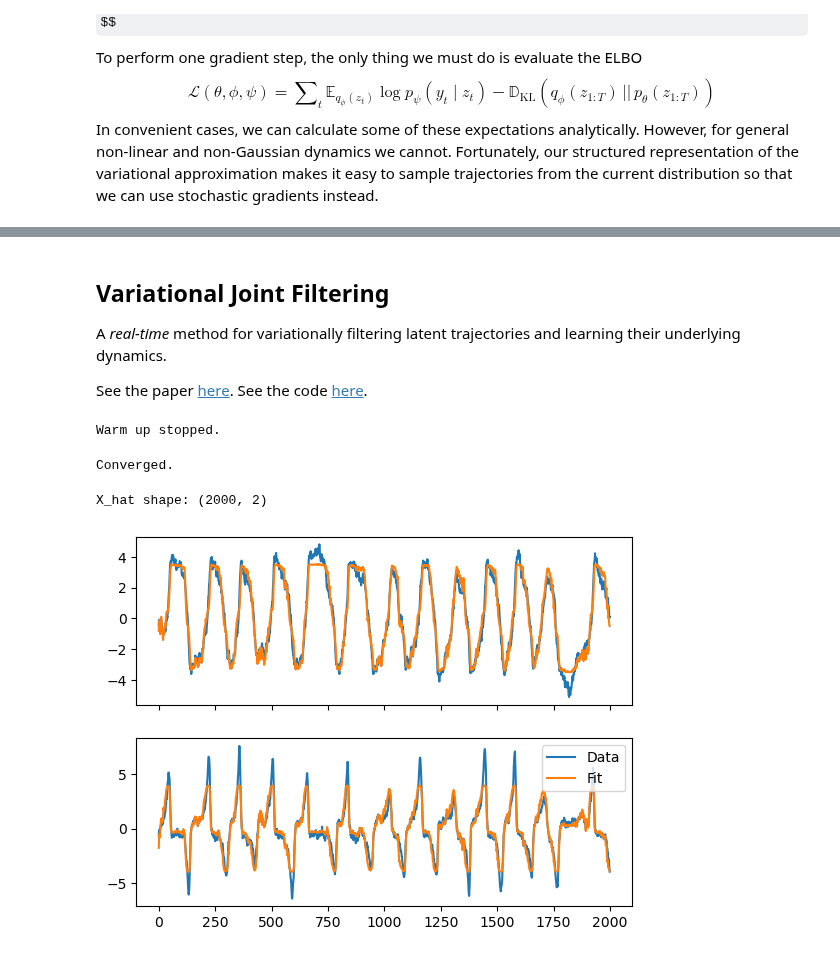
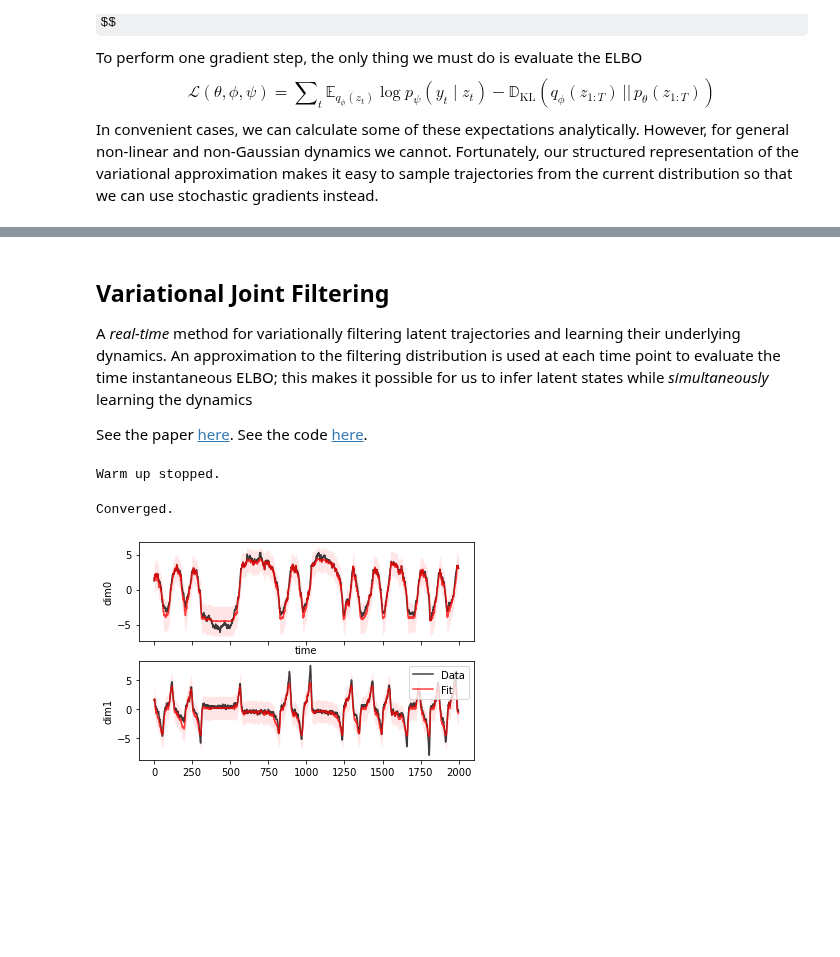
Before and after one commit to catniplab/latent_dynamics_workshop, a Jupyter notebook: 03_variational_inference.ipynb, the cells around one changed output, grey strips where cells are left out. Cells and saved outputs as stored; diff of their text form; code cells hidden in the pictures; some formulas as TeX source; blank space fills up the shorter version.

Commit message:
plot labels, colors, error bars for 03

```diff
--- a/03_variational_inference.ipynb
+++ b/03_variational_inference.ipynb
@@ -148,6 +146,6 @@ KeyboardInterrupt:
 # %% [markdown]
 ## Variational Joint Filtering
-A *real-time* method for variationally filtering latent trajectories and learning their underlying dynamics.
+A *real-time* method for variationally filtering latent trajectories and learning their underlying dynamics. An approximation to the filtering distribution is used at each time point to evaluate the time instantaneous ELBO; this makes it possible for us to infer latent states while *simultaneously* learning the dynamics
 
 See the paper [here](https://www.frontiersin.org/articles/10.3389/fncom.2020.00071/full).
 See the code [here](https://github.com/catniplab/vjf).
@@ -167,14 +165,11 @@ system_parameters['sigma'] = 0.1  # noise add into euler integration
 system_parameters['scale'] = 1 / 0.4
 # %%
 #generate latent
+n_latents = 2
+n_neurons = 50
 n_time_bins = 2000
 t = delta * torch.arange(n_time_bins)
 X = generate_noisy_van_der_pol(state0, t, system_parameters)
-
-n_latents = X.shape[1]
-n_time_bins = X.shape[0]
-
-n_neurons = 50
 
 X = X @ np.array([[4,0],[0,4]])
 
@@ -191,39 +186,48 @@ batch_size = 25
 time_delta = 5e-3
 # %%
 # Setup and fit VJF
+udim = 0
 n_rbf = 50  # number of radial basis functions for dynamical system
 hidden_sizes = [20]  # size of hidden layers of recognition model
-udim = 0
 likelihood = 'gaussian'  # gaussian or poisson
 
 model_gauss = VJF.make_model(n_neurons, n_latents, udim=udim, n_rbf=n_rbf, hidden_sizes=hidden_sizes, likelihood=likelihood)
-
 m_gauss, logvar, _ = model_gauss.fit(Y, max_iter=150)  # fit and return list of state posterior tuples (mean, log variance)
 
 m_gauss = m_gauss.detach().numpy().squeeze()
+s_gauss = np.exp(0.5 * logvar.detach().numpy().squeeze())
 # %% [output]
 Warm up stopped.
 Converged.
 # %%
 # regress to account for invariance
 X_hat = m_gauss #rearrange(m_vdp, 'batch time lat ->  (batch time) lat')
 S = np.linalg.pinv(X_hat) @ X.reshape(n_time_bins, n_latents)
 X_hat_tilde = X_hat @ S
 X_hat_tilde = X_hat_tilde.reshape(n_time_bins, n_latents)
 
 # Plot
 fig, axs = plt.subplots(2, 1, sharex='all')
-print(f'X_hat shape: {X_hat.shape}')
-axs[0].plot(X[:, 0])
-axs[0].plot(X_hat_tilde[:, 0])
 
-axs[1].plot(X[:, 1])
-axs[1].plot(X_hat_tilde[:, 1])
-plt.legend(["Data", "Fit"])
-plt.show()
+axs[0].plot(X[:, 0], color='black', alpha=0.75)
+axs[0].set_ylabel('dim0')
+axs[0].set_xlabel('time')
+axs[0].plot(X_hat_tilde[:, 0], color='red', alpha=0.75)
+axs[0].fill_between(np.arange(n_time_bins),
+                    X_hat_tilde[:, 0] + 2 * s_gauss[:, 0],
+                    X_hat_tilde[:, 0] - 2 * s_gauss[:, 0],
+                    color='red', alpha=0.1, linewidth=0)
+
+axs[1].plot(X[:, 1], color='black', alpha=0.75)
+axs[1].set_ylabel('dim1')
+axs[1].plot(X_hat_tilde[:, 1], color='red', alpha=0.75)
+axs[1].fill_between(np.arange(n_time_bins),
+                    X_hat_tilde[:, 1] + 2 * s_gauss[:, 1],
+                    X_hat_tilde[:, 1] - 2 * s_gauss[:, 1],
+                    color='red', alpha=0.1, linewidth=0)
+plt.legend(["Data", "Fit"], loc='upper right');
 # %% [output]
-X_hat shape: (2000, 2)
-[figure, old version]
+[figure, new version]
 # %%
 # Draw the inferred velocity field
 
```
Also changed, not shown: parts of 3 cells of this notebook.
